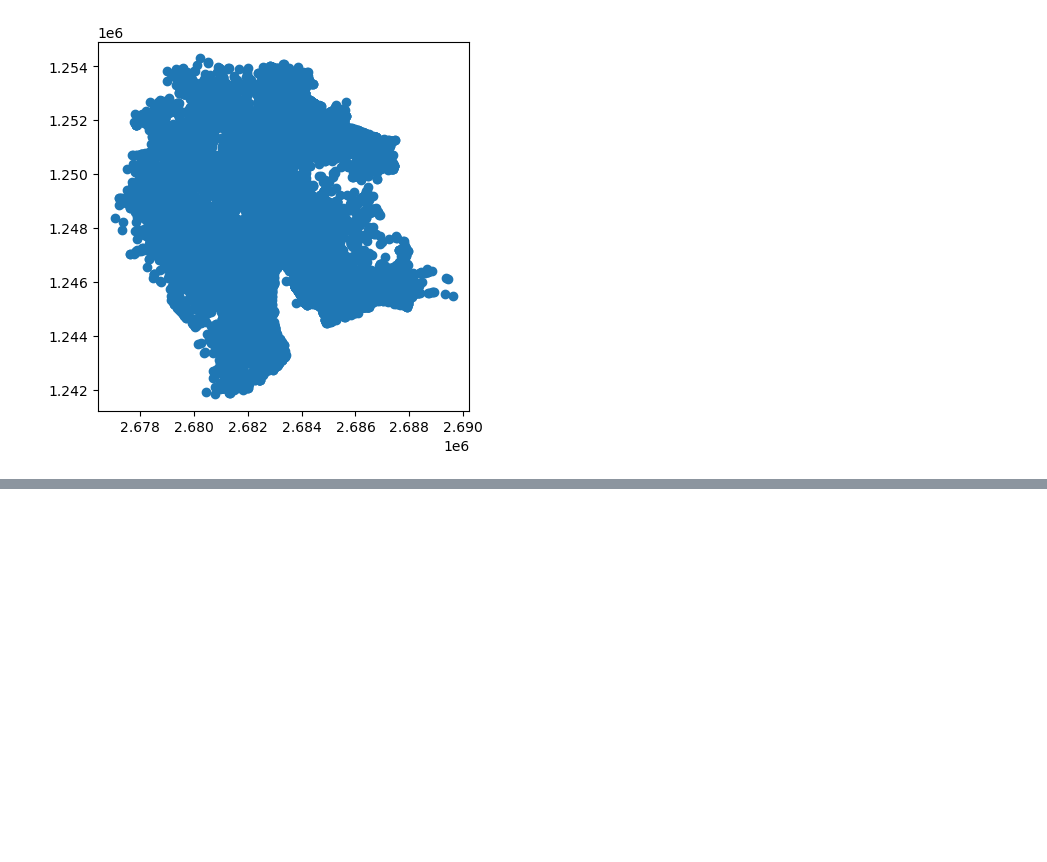
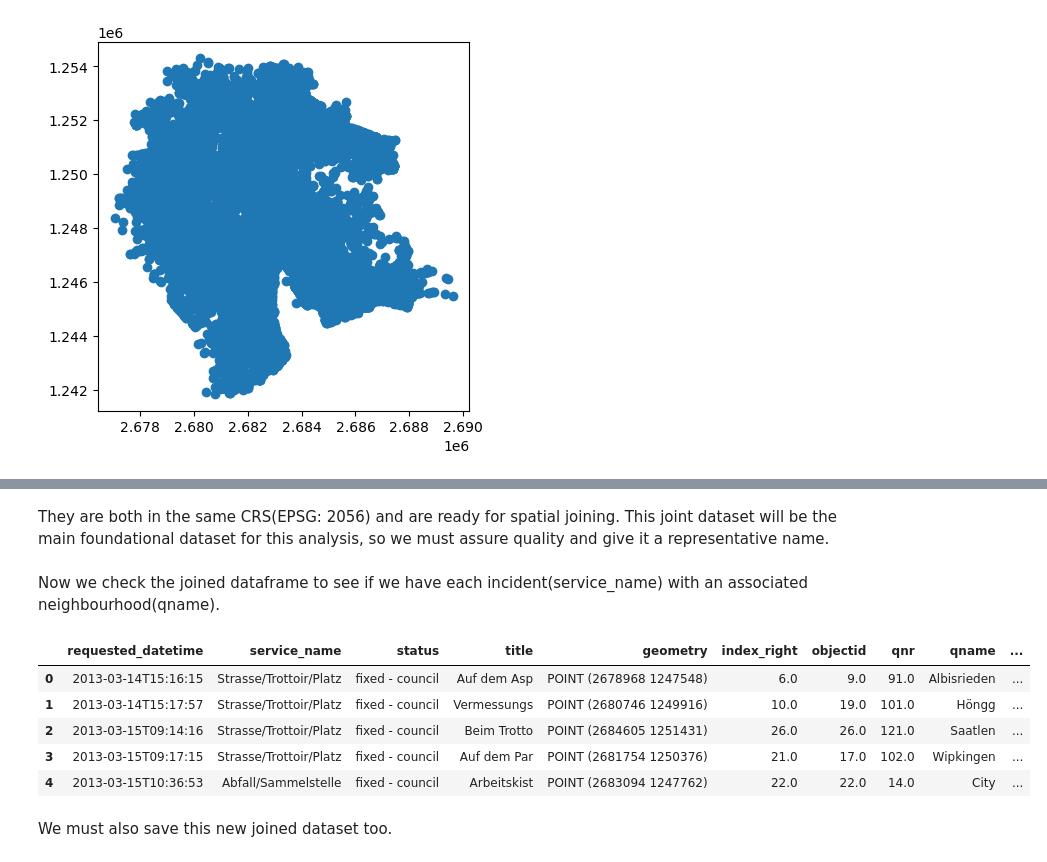
Before and after one commit to dnugent01/zurich-urban-issues, a Jupyter notebook: notebooks/analysis.ipynb, the cells around one changed output, grey strips where cells are left out. Cells and saved outputs as stored; diff of their text form; code cells hidden in the pictures; blank space fills up the shorter version.

```diff
--- a/notebooks/analysis.ipynb
+++ b/notebooks/analysis.ipynb
@@ -89,0 +187,21 @@ zurich_gdf.to_file("../data/processed/zurich_gdf.gpkg") #save the data to the fo
+# %% [markdown]
+They are both in the same CRS(EPSG: 2056) and are ready for spatial joining. This joint dataset will be the main foundational dataset for this analysis, so we must assure quality and give it a representative name.
+# %%
+zurich_qi = gpd.sjoin( #spatially join the two datasets, "qi" is quartier incidents
+    zurich_gdf, zurich_quartier_polygons,
+    how = "left", #keep all the incident data points, even if some dont fall in a polygon
+    predicate = "within" #describes to find which polygon each point falls within
+)
+# %% [markdown]
+Now we check the joined dataframe to see if we have each incident(service_name) with an associated neighbourhood(qname).
+# %%
+zurich_qi.head()
+# %% [output]
+|  | requested_datetime | service_name | status | title | geometry | index_right | objectid | qnr | qname | ... |
+| 0 | 2013-03-14T15:16:15 | Strasse/Trottoir/Platz | fixed - council | Auf dem Asp | POINT (2678968 1247548) | 6.0 | 9.0 | 91.0 | Albisrieden | ... |
+| 1 | 2013-03-14T15:17:57 | Strasse/Trottoir/Platz | fixed - council | Vermessungs | POINT (2680746 1249916) | 10.0 | 19.0 | 101.0 | Höngg | ... |
+| 2 | 2013-03-15T09:14:16 | Strasse/Trottoir/Platz | fixed - council | Beim Trotto | POINT (2684605 1251431) | 26.0 | 26.0 | 121.0 | Saatlen | ... |
+| 3 | 2013-03-15T09:17:15 | Strasse/Trottoir/Platz | fixed - council | Auf dem Par | POINT (2681754 1250376) | 21.0 | 17.0 | 102.0 | Wipkingen | ... |
+| 4 | 2013-03-15T10:36:53 | Abfall/Sammelstelle | fixed - council | Arbeitskist | POINT (2683094 1247762) | 22.0 | 22.0 | 14.0 | City | ... |
+# %% [markdown]
+We must also save this new joined dataset too.
```
Also changed, not shown: parts of 19 cells of this notebook, 3 other files.
